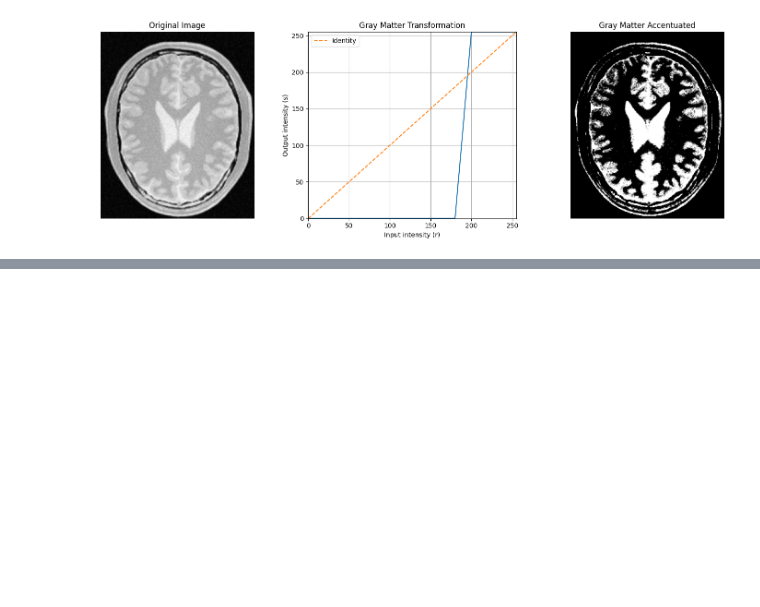
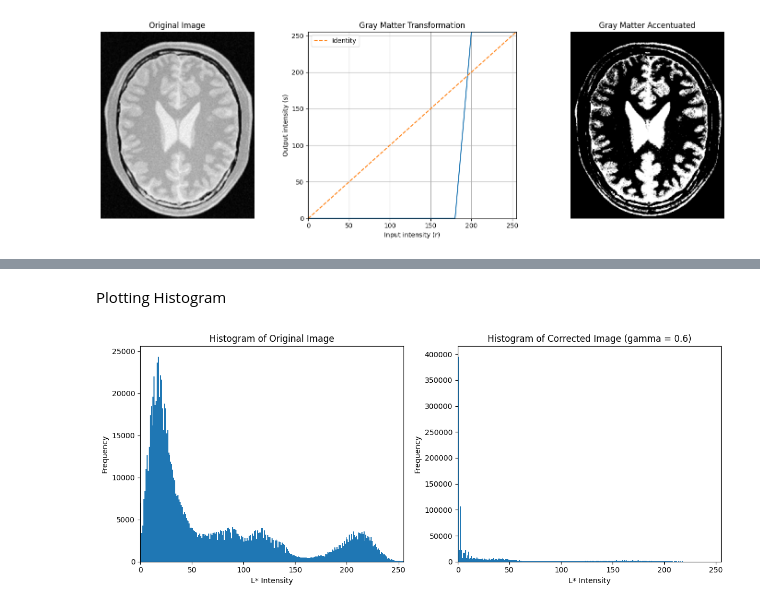
Before and after one commit to shalaniupekshani/EN3160-Assignment1-on-Intensity-Transformations-and-Neighborhood-Filtering, a Jupyter notebook: 230659H_a01.ipynb, the cells around one changed output, grey strips where cells are left out. Cells and saved outputs as stored; diff of their text form; code cells hidden in the pictures; blank space fills up the shorter version.

```diff
--- a/230659H_a01.ipynb
+++ b/230659H_a01.ipynb
@@ -218,0 +258,28 @@ plt.show()
+# %% [markdown]
+Plotting Histogram
+# %%
+gamma=0.6
+
+# Plot histograms
+plt.figure(figsize=(12, 5))
+
+# Original L* histogram
+plt.subplot(1, 2, 1)
+plt.hist(im3.ravel(), bins=256, range=[0, 256])
+plt.title('Histogram of Original Image')
+plt.xlabel('L* Intensity')
+plt.ylabel('Frequency')
+plt.xlim([0, 255])
+
+# Corrected L* histogram
+plt.subplot(1, 2, 2)
+plt.hist(corrected_rgb.ravel(), bins=256, range=[0, 256])
+plt.title(f'Histogram of Corrected Image (gamma = {gamma})')
+plt.xlabel('L* Intensity')
+plt.ylabel('Frequency')
+plt.xlim([0, 255])
+
+plt.tight_layout()
+plt.show()
+# %% [output]
+[figure, added]
```
Also changed, not shown: parts of 2 cells of this notebook, 1 other file.
